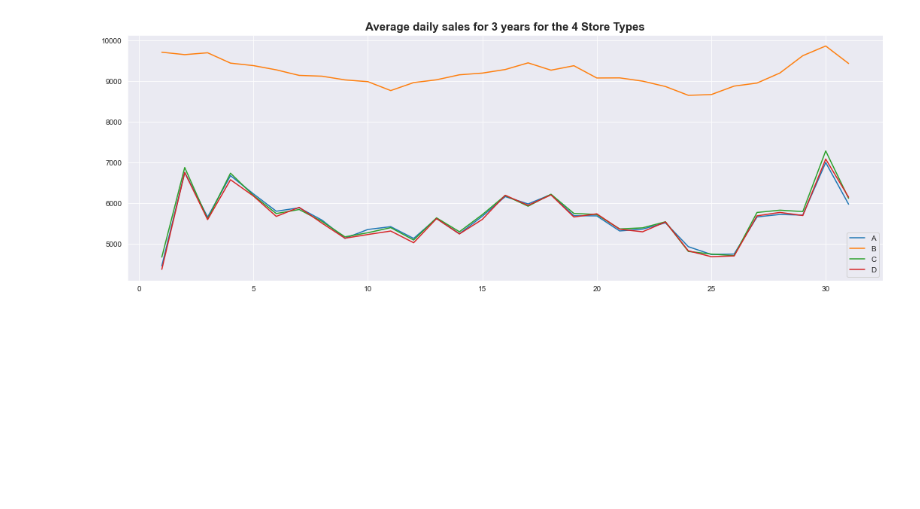
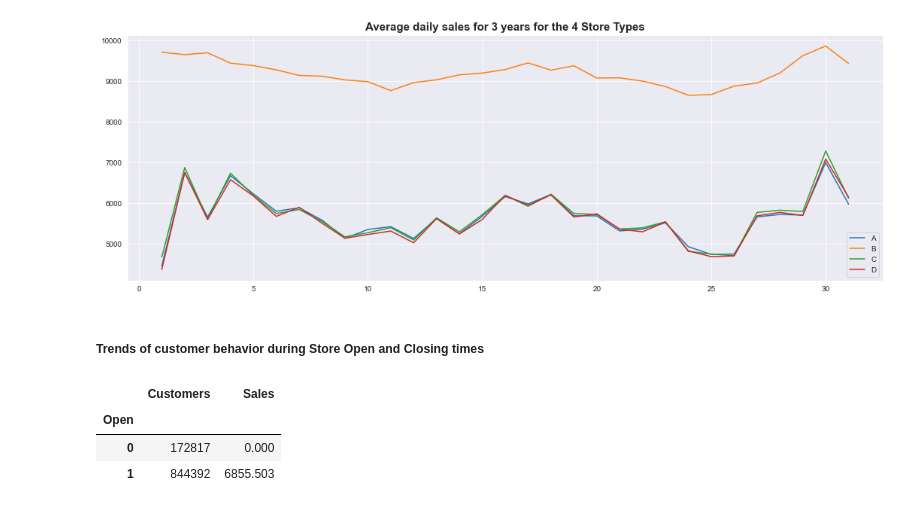
Before and after one commit to bkget/Pharmaceutical-Sales-Prediction, a Jupyter notebook: notebooks/2.EDA.ipynb, the cells around one changed output. Saved outputs shown, nothing was run; the diff lists cells and outputs as text; code cells hidden in the pictures; blank space fills up the shorter version.

```diff
--- a/notebooks/2.EDA.ipynb
+++ b/notebooks/2.EDA.ipynb
@@ -442,3 +442,14 @@ columns = ["A", "B", "C", "D"]
 plot_trend(daily_trend, columns, 'Sales', 'Average daily sales for 3 years for the 4 Store Types', labels=columns)
 # %% [output]
 [figure]
+# %% [markdown]
+##### Trends of customer behavior during Store Open and Closing times
+# %%
+cust_trend = df.groupby(['Open']).agg({'Customers': 'count', 'Sales': 'mean'})
+cust_trend.columns = ['Customers',	'Sales']
+cust_trend
+# %% [output]
+|  | Customers | Sales |
+| Open |  |  |
+| 0 | 172817 | 0.000 |
+| 1 | 844392 | 6855.503 |
```
Also changed, not shown: parts of 2 cells of this notebook.
